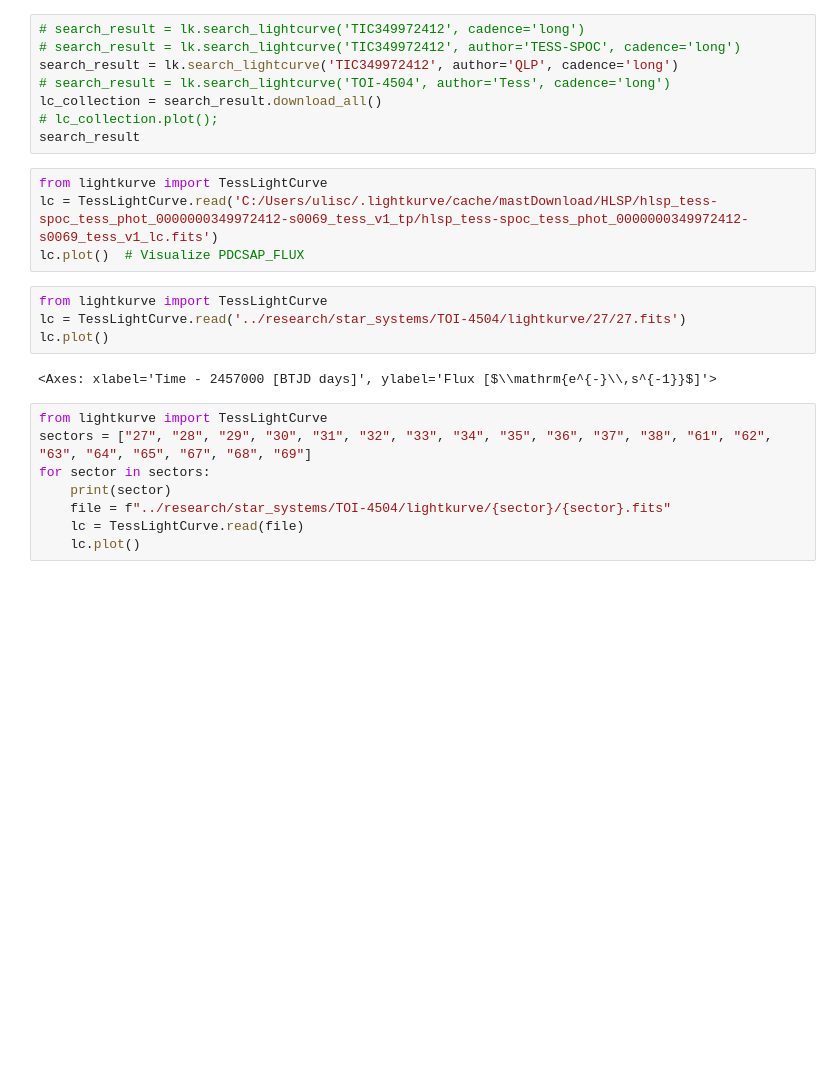
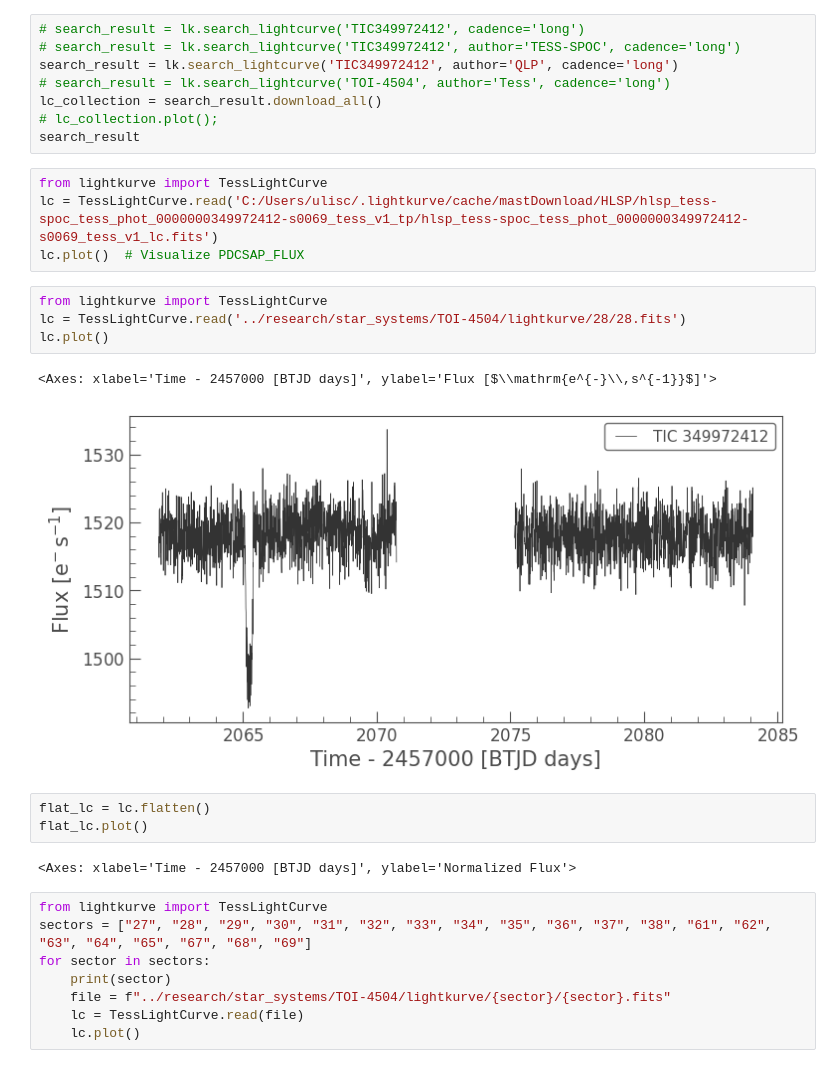
Before and after one commit to lichtgestalter/curvesimulator, a Jupyter notebook: debug/lightkurve_TOI4504.ipynb, the cells around one changed output. Cells and saved outputs as stored; diff of their text form; blank space fills up the shorter version.

```diff
--- a/debug/lightkurve_TOI4504.ipynb
+++ b/debug/lightkurve_TOI4504.ipynb
@@ -14,10 +14,16 @@ lc = TessLightCurve.read('C:/Users/ulisc/.lightkurve/cache/mastDownload/HLSP/hls
 lc.plot()  # Visualize PDCSAP_FLUX
 # %%
 from lightkurve import TessLightCurve
-lc = TessLightCurve.read('../research/star_systems/TOI-4504/lightkurve/27/27.fits')
+lc = TessLightCurve.read('../research/star_systems/TOI-4504/lightkurve/28/28.fits')
 lc.plot()
 # %% [output]
 <Axes: xlabel='Time - 2457000 [BTJD days]', ylabel='Flux [$\\mathrm{e^{-}\\,s^{-1}}$]'>
+[figure, added]
+# %%
+flat_lc = lc.flatten()
+flat_lc.plot()
+# %% [output]
+<Axes: xlabel='Time - 2457000 [BTJD days]', ylabel='Normalized Flux'>
 # %%
 from lightkurve import TessLightCurve
 sectors = ["27", "28", "29", "30", "31", "32", "33", "34", "35", "36", "37", "38", "61", "62", "63", "64", "65", "67", "68", "69"]
```
Also changed, not shown: 2 other files.
